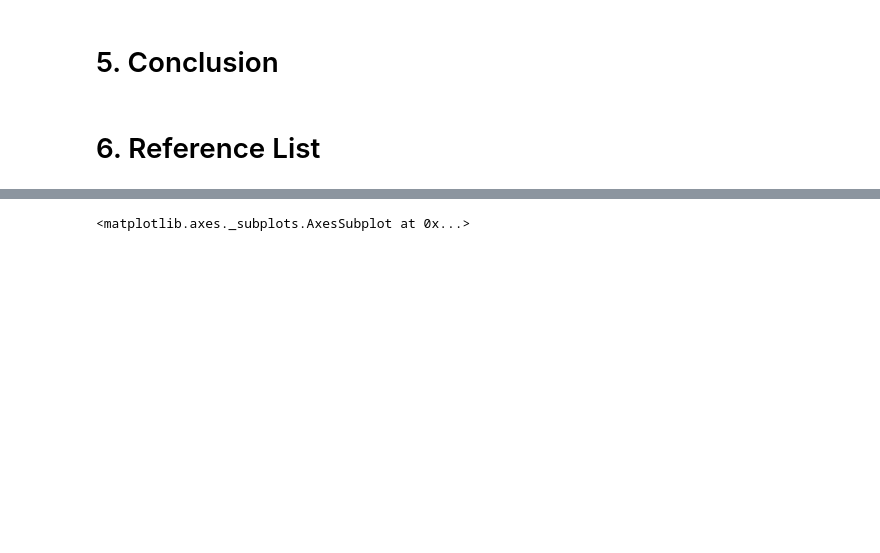
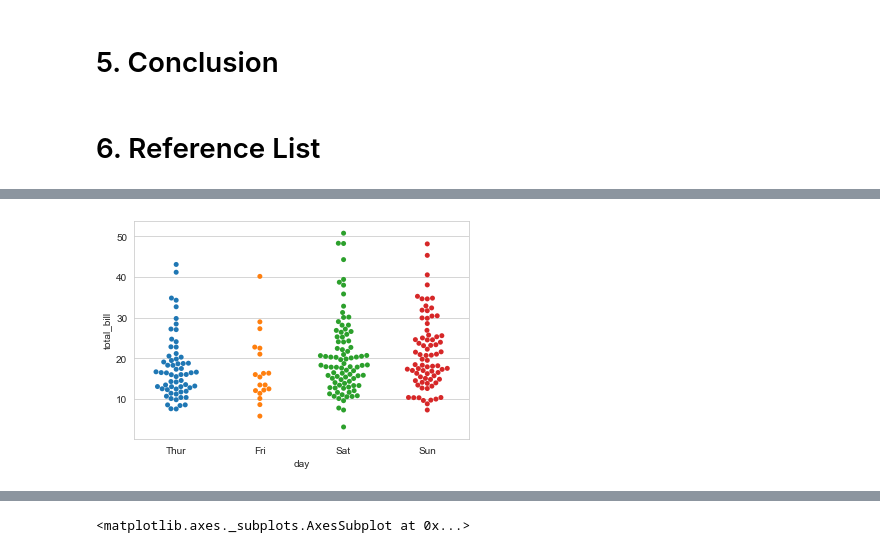
Before and after one commit to garycunningham89/fundamentalsdataanalysis, a Jupyter notebook: Fundamentals of Data Analysis.ipynb, the cells around one changed output, grey strips where cells are left out. Drawn from its saved outputs; the diff is of its cells as text; code cells hidden in the pictures; blank space fills up the shorter version.

```diff
--- a/Fundamentals of Data Analysis.ipynb
+++ b/Fundamentals of Data Analysis.ipynb
@@ -133,0 +209,5 @@ import seaborn as sns
+# %%
+sns.swarmplot(x="day", y="total_bill", data=tips)
+plt.show()
+# %% [output]
+[figure, added]
```
Also changed, not shown: parts of 13 cells of this notebook, 1 other file.
